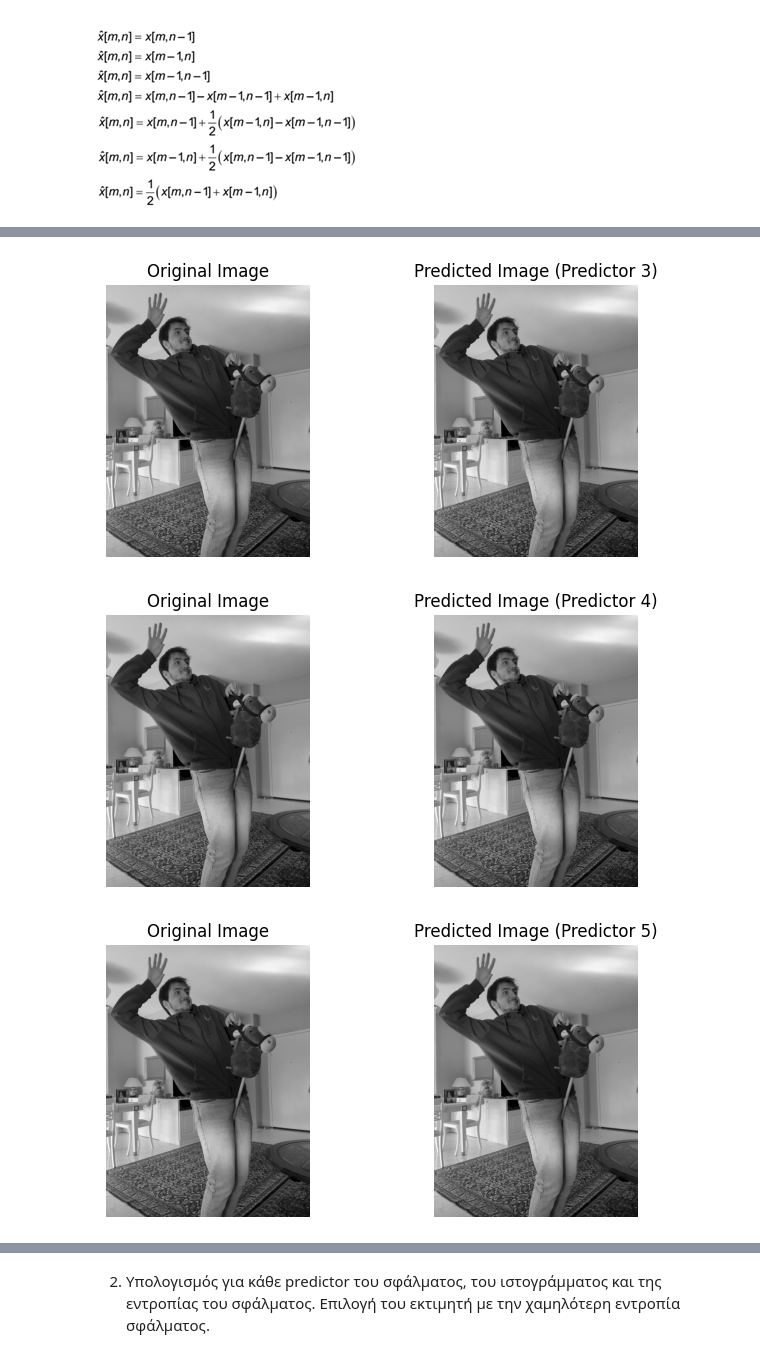
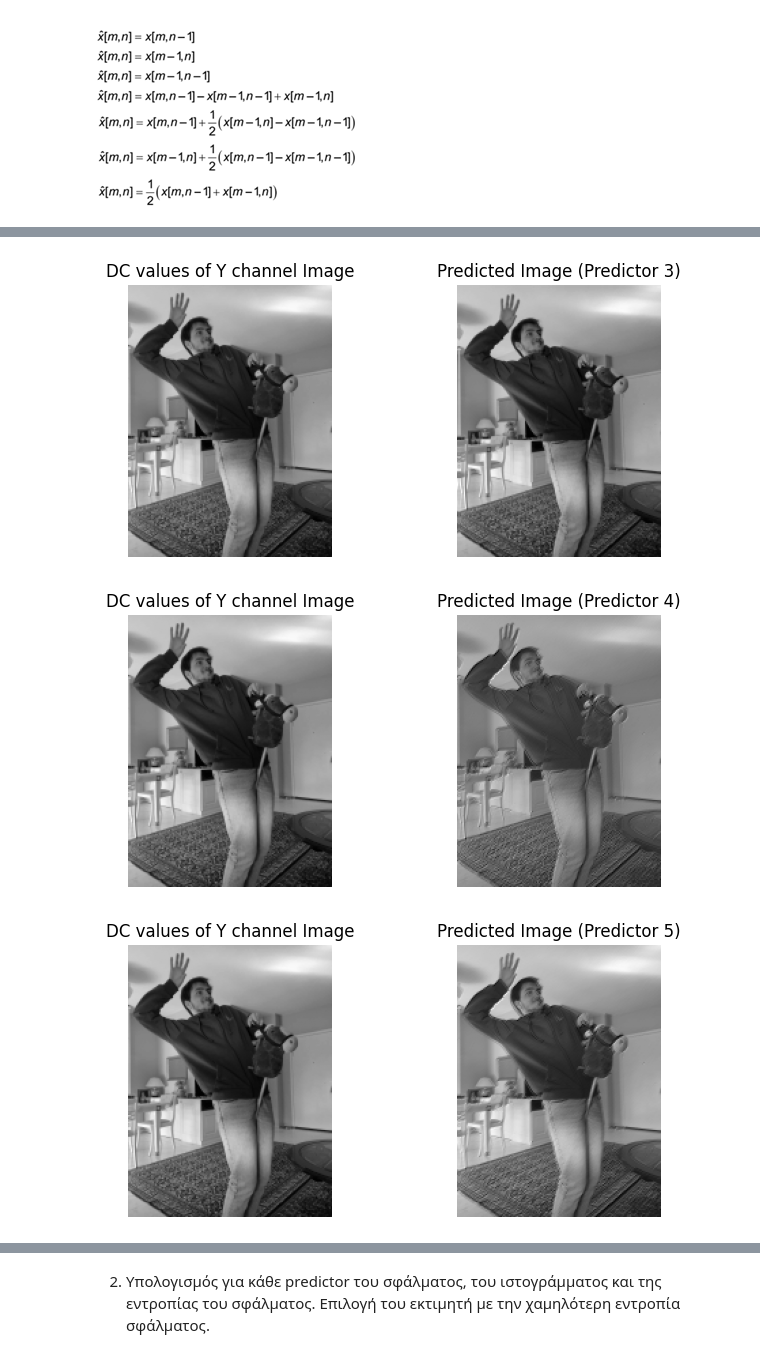
Before and after one commit to iliaxant/DIP_HW_2_image_compression, a Jupyter notebook: DIP_HW_2.ipynb, the cells around one changed output, grey strips where cells are left out. Cells and saved outputs as stored; diff of their text form; code cells hidden in the pictures.

```diff
--- a/DIP_HW_2.ipynb
+++ b/DIP_HW_2.ipynb
@@ -173,14 +180,38 @@ plt.axis('off')
 
 plt.show()
 
-flatten_blocks = Y_processed.reshape(Y_processed.shape[0], Y_processed.shape[1], -1)
+flatten_blocks_Υ = Y_processed.reshape(Y_processed.shape[0], Y_processed.shape[1], -1)
+# print(flatten_blocks_Υ.shape)
+DC_Y = flatten_blocks_Υ[:,:,0].copy()
 
 plt.figure(figsize=(18, 6))
 plt.subplot(1, 3, 1)
-plt.imshow(flatten_blocks[:,:,0], cmap='gray')
+plt.imshow(DC_Y, cmap='gray')
 plt.title('DC Values (Y Channel)')
 plt.axis('off')
 plt.show()
+
+flatten_blocks_Cb = Cb_processed.reshape(Cb_processed.shape[0], Cb_processed.shape[1], -1)
+# print(flatten_blocks_Cb.shape)
+DC_Cb = flatten_blocks_Cb[:,:,0].copy()
+
+plt.figure(figsize=(18, 6))
+plt.subplot(1, 3, 1)
+plt.imshow(DC_Cb, cmap='gray')
+plt.title('DC Values (Cb Channel)')
+plt.axis('off')
+plt.show()
+
+flatten_blocks_Cr = Cr_processed.reshape(Cr_processed.shape[0], Cr_processed.shape[1], -1)
+# print(flatten_blocks_Cr.shape)
+DC_Cr = flatten_blocks_Cr[:,:,0].copy()
+
+plt.figure(figsize=(18, 6))
+plt.subplot(1, 3, 1)
+plt.imshow(DC_Cr, cmap='gray')
+plt.title('DC Values (Cr Channel)')
+plt.axis('off')
+plt.show()
 # %% [output]
 [figure]
 [figure]
@@ -228,14 +261,14 @@ predicted_images = []
 
 for i, predictor_mask in enumerate(predictor_masks):
 
-  predicted_image = cv2.filter2D(image, -1, predictor_mask)
+  predicted_image = cv2.filter2D(DC_Y.astype(np.float32), -1, predictor_mask)
   predicted_images.append(predicted_image)
 
   plt.figure(figsize=(12, 12))
 
   plt.subplot(3, 3, 1)
-  plt.imshow(image, cmap='gray')
-  plt.title('Original Image')
+  plt.imshow(DC_Y, cmap='gray')
+  plt.title('DC values of Y channel Image')
   plt.axis('off')
 
   plt.subplot(3, 3, 2)
@@ -250,3 +283,3 @@ for i, predictor_mask in enumerate(predictor_masks):
-[figure, old version]
+[figure, new version]
-[figure, old version]
+[figure, new version]
-[figure, old version]
+[figure, new version]
```
Also changed, not shown: parts of 9 cells of this notebook.
